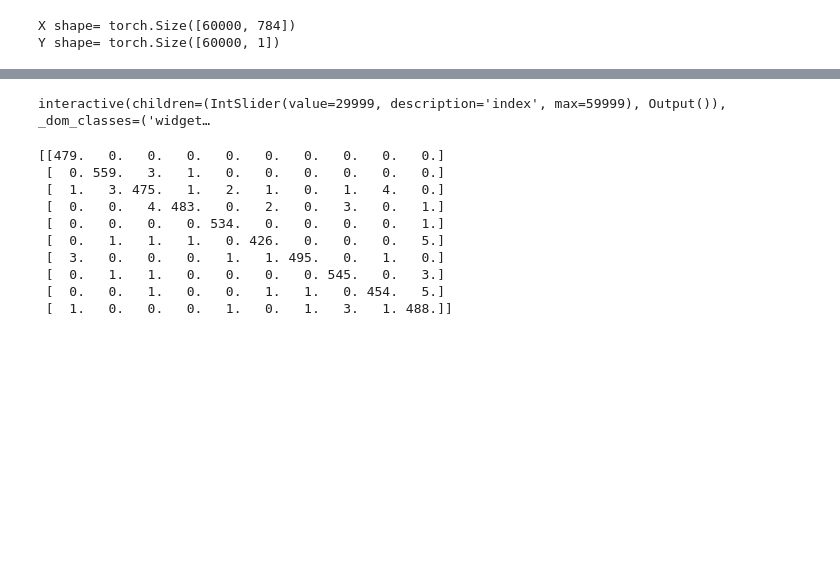
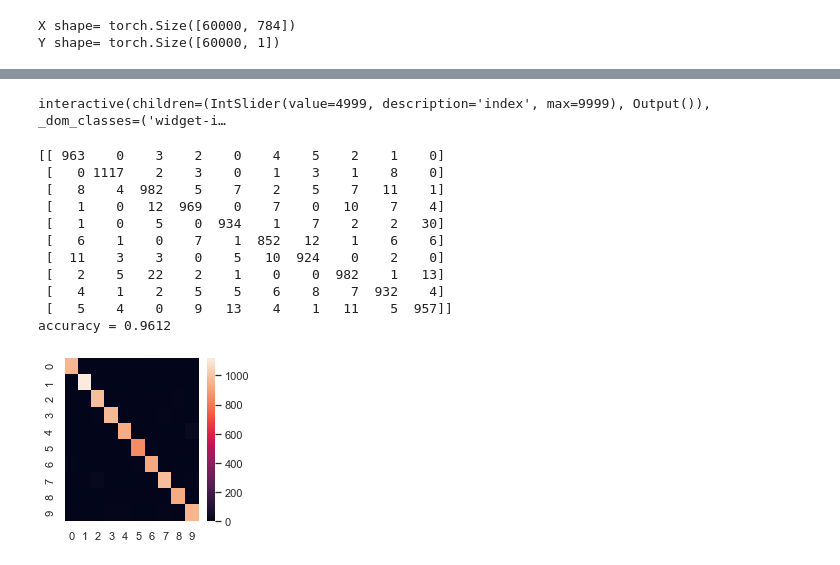
Before and after one commit to SoyOscarRH/Learning, a Jupyter notebook: UNAM/NeuralNetworks/MNIST-Pytorch/MNIST_Pytorchv2.ipynb, the cells around one changed output, grey strips where cells are left out. Saved outputs shown, nothing was run; the diff lists cells and outputs as text; code cells hidden in the pictures; blank space fills up the shorter version.

Commit message:
Update to add better results (ac = 0.97)

```diff
--- a/UNAM/NeuralNetworks/MNIST-Pytorch/MNIST_Pytorchv2.ipynb
+++ b/UNAM/NeuralNetworks/MNIST-Pytorch/MNIST_Pytorchv2.ipynb
@@ -174,7 +174,7 @@ class Network(nn.Module):
         super(Network, self).__init__()
 
         self.l1   = nn.Linear(input_size, hidden_size)
-        self.relu = nn.ReLU()
+        self.relu = nn.Sigmoid()
         self.l3   = nn.Linear(hidden_size, output_size)
 
     def forward(self, x):
@@ -183,7 +183,7 @@ class Network(nn.Module):
         x = self.l3(x)
         return F.softmax(x, dim=1)
 # %%
-net = Network(input_size=28*28, hidden_size=200, output_size=10)
+net = Network(input_size=28*28, hidden_size=170, output_size=10)
 print(net)
 # %% [output]
 Network(
@@ -244,40 +246,50 @@ def print_proba(ps):
 
     plt.show()
 # %%
-@interact(index = (0, len(trainData) - 1))
+@interact(index = (0, len(testData) - 1))
 def ShowImagePrediction(index):
-    muestraImagen(trainData, trainDataLabels, index)
-    data = X[index:index+1]
+    muestraImagen(testData, testDataLabels, index)
+    data = XTest[index:index+1]
     estimation = net(data)[0].tolist()
     print(estimation)
     print(np.argmax(estimation))
     print_proba(estimation)
 # %% [output]
-interactive(children=(IntSlider(value=29999, description='index', max=59999), Output()), _dom_classes=('widget…
+interactive(children=(IntSlider(value=4999, description='index', max=9999), Output()), _dom_classes=('widget-i…
 # %%
-matrix_confusion = np.zeros((10, 10))
+matrix_confusion = np.zeros((10, 10),  dtype=int)
+correct = 0
 
-for index in range(0, 5000):
-    data = X[index:index+1]
-    expected = Y[index].item()
+total = XTest.shape[0]
+for index in range(0, total):
+    data = XTest[index:index+1]
+    expected = YTest[index].item()
     estimation = net(data)[0].tolist()
     result = np.argmax(estimation)
 
     matrix_confusion[expected][result] += 1
 
+    if int(expected) == int(result):
+       correct += 1
+
 print(matrix_confusion)
 
-import seaborn as sns;
+import seaborn as sns
 sns.set()
 ax = sns.heatmap(matrix_confusion)
+
+
+print(f"accuracy = {correct / total}")
 # %% [output]
-[[479.   0.   0.   0.   0.   0.   0.   0.   0.   0.]
- [  0. 559.   3.   1.   0.   0.   0.   0.   0.   0.]
- [  1.   3. 475.   1.   2.   1.   0.   1.   4.   0.]
- [  0.   0.   4. 483.   0.   2.   0.   3.   0.   1.]
- [  0.   0.   0.   0. 534.   0.   0.   0.   0.   1.]
- [  0.   1.   1.   1.   0. 426.   0.   0.   0.   5.]
- [  3.   0.   0.   0.   1.   1. 495.   0.   1.   0.]
- [  0.   1.   1.   0.   0.   0.   0. 545.   0.   3.]
- [  0.   0.   1.   0.   0.   1.   1.   0. 454.   5.]
- [  1.   0.   0.   0.   1.   0.   1.   3.   1. 488.]]
+[[ 963    0    3    2    0    4    5    2    1    0]
+ [   0 1117    2    3    0    1    3    1    8    0]
+ [   8    4  982    5    7    2    5    7   11    1]
+ [   1    0   12  969    0    7    0   10    7    4]
+ [   1    0    5    0  934    1    7    2    2   30]
+ [   6    1    0    7    1  852   12    1    6    6]
+ [  11    3    3    0    5   10  924    0    2    0]
+ [   2    5   22    2    1    0    0  982    1   13]
+ [   4    1    2    5    5    6    8    7  932    4]
+ [   5    4    0    9   13    4    1   11    5  957]]
+accuracy = 0.9612
+[figure, added]
```
Also changed, not shown: parts of 3 cells of this notebook.
